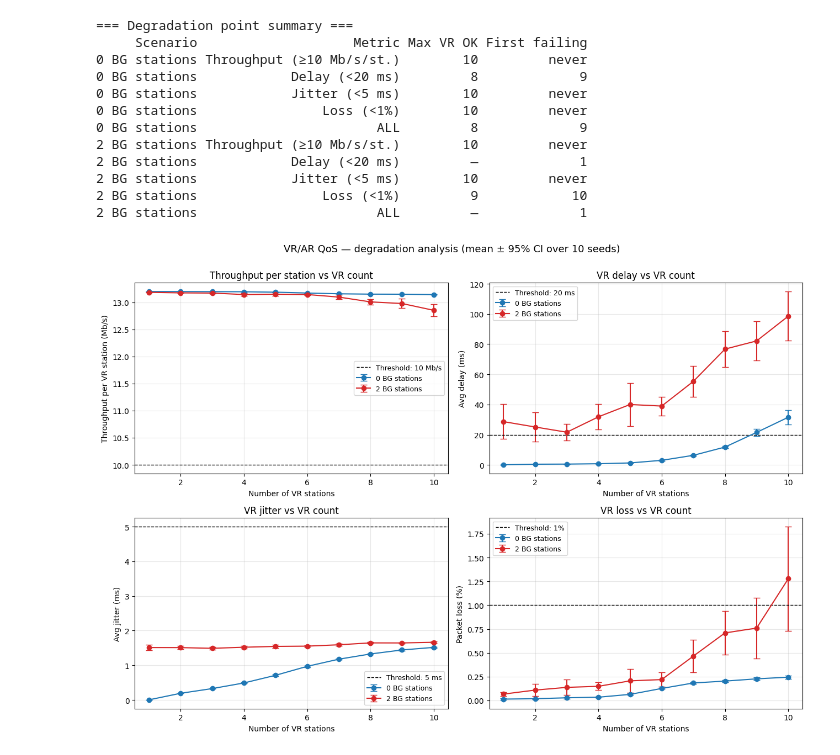
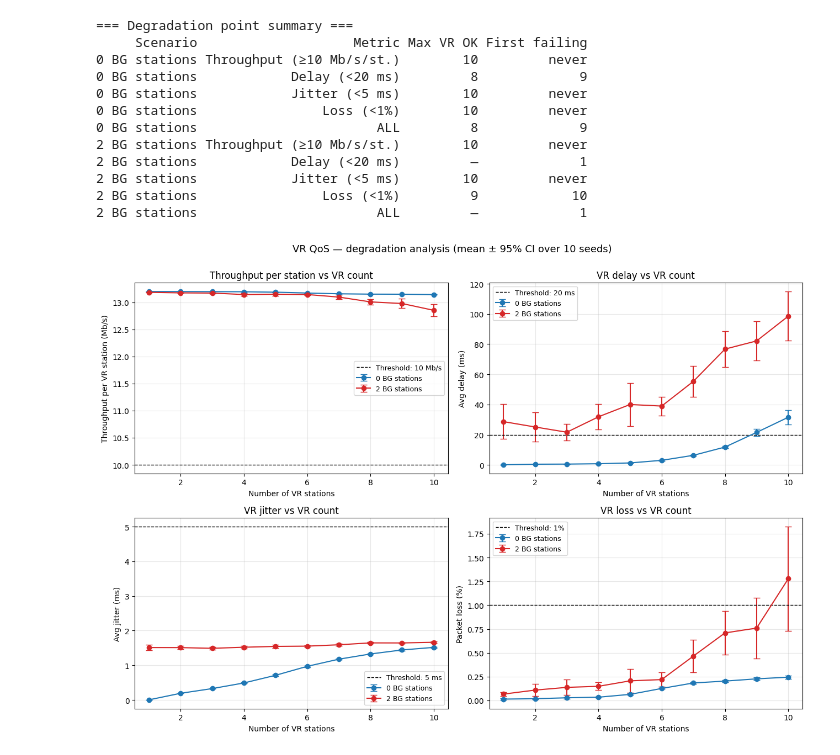
Before and after one commit to altGreG/Projekt-JOWS, a Jupyter notebook: ns3/degradation_point.ipynb, the cells around one changed output. Cells and saved outputs as stored; diff of their text form; code cells hidden in the pictures.

```diff
--- a/ns3/degradation_point.ipynb
+++ b/ns3/degradation_point.ipynb
@@ -386,32 +351,32 @@ plot_metric(axes[0, 0],
             THRESHOLDS["throughput_per_station_mbps"],
             "Throughput per VR station (Mb/s)",
             "Throughput per station vs VR count",
             "Threshold: 10 Mb/s", comparison=">=")
 
 plot_metric(axes[0, 1],
             "vr_delay_mean", "vr_delay_ci95",
             THRESHOLDS["delay_ms"],
             "Avg delay (ms)",
             "VR delay vs VR count",
             "Threshold: 20 ms")
 
 plot_metric(axes[1, 0],
             "vr_jitter_mean", "vr_jitter_ci95",
             THRESHOLDS["jitter_ms"],
             "Avg jitter (ms)",
             "VR jitter vs VR count",
             "Threshold: 5 ms")
 
 plot_metric(axes[1, 1],
             "vr_loss_pct_mean", "vr_loss_pct_ci95",
             THRESHOLDS["loss_ratio"] * 100,
             "Packet loss (%)",
             "VR loss vs VR count",
             "Threshold: 1%")
 
-fig.suptitle("VR/AR QoS — degradation analysis (mean ± 95% CI over 10 seeds)",
+fig.suptitle("VR QoS — degradation analysis (mean ± 95% CI over 10 seeds)",
              fontsize=13, y=1.00)
 plt.tight_layout()
 plt.show()
 # %% [output]
-[figure, old version]
+[figure, new version]
```
Also changed, not shown: parts of 2 cells of this notebook, 1 other file.
